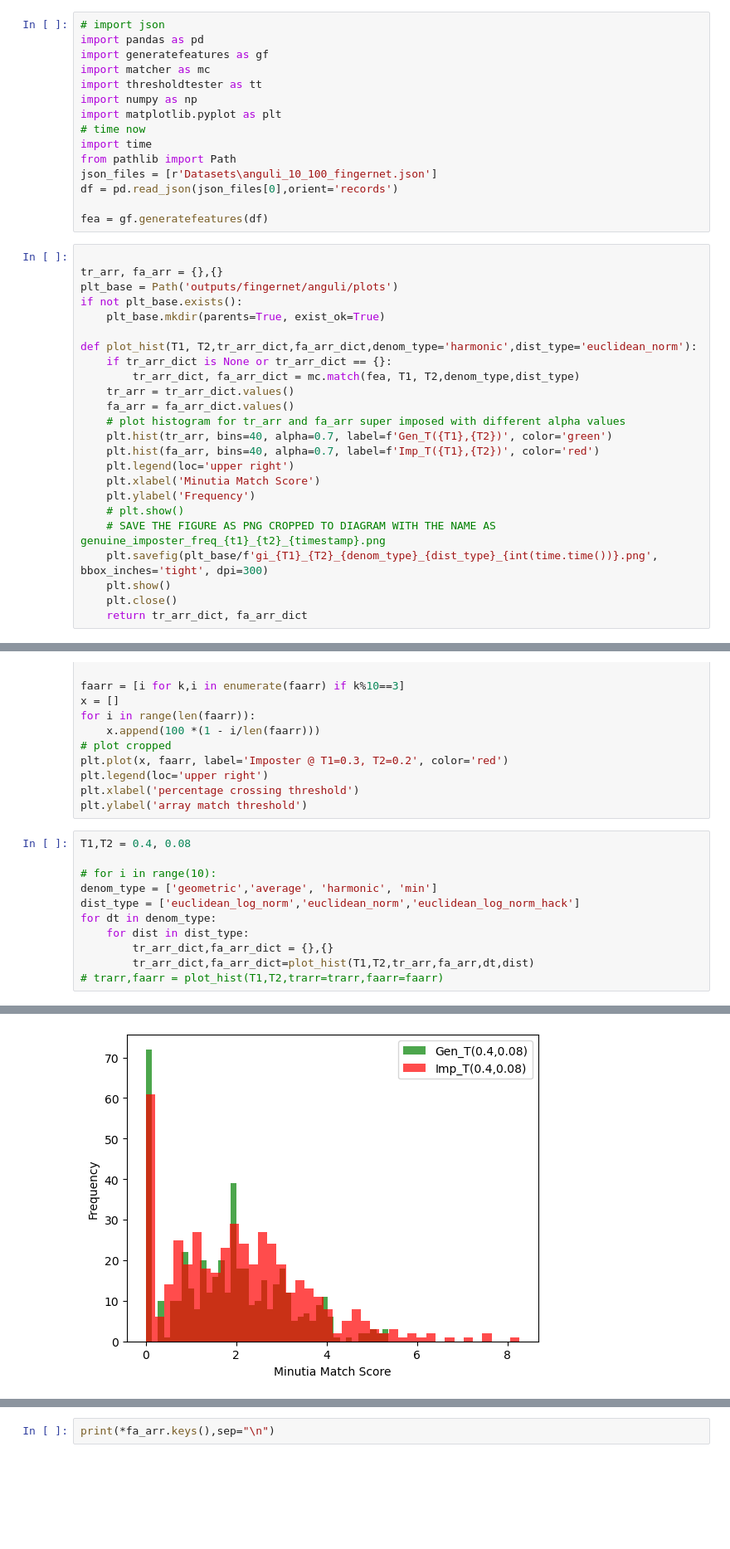
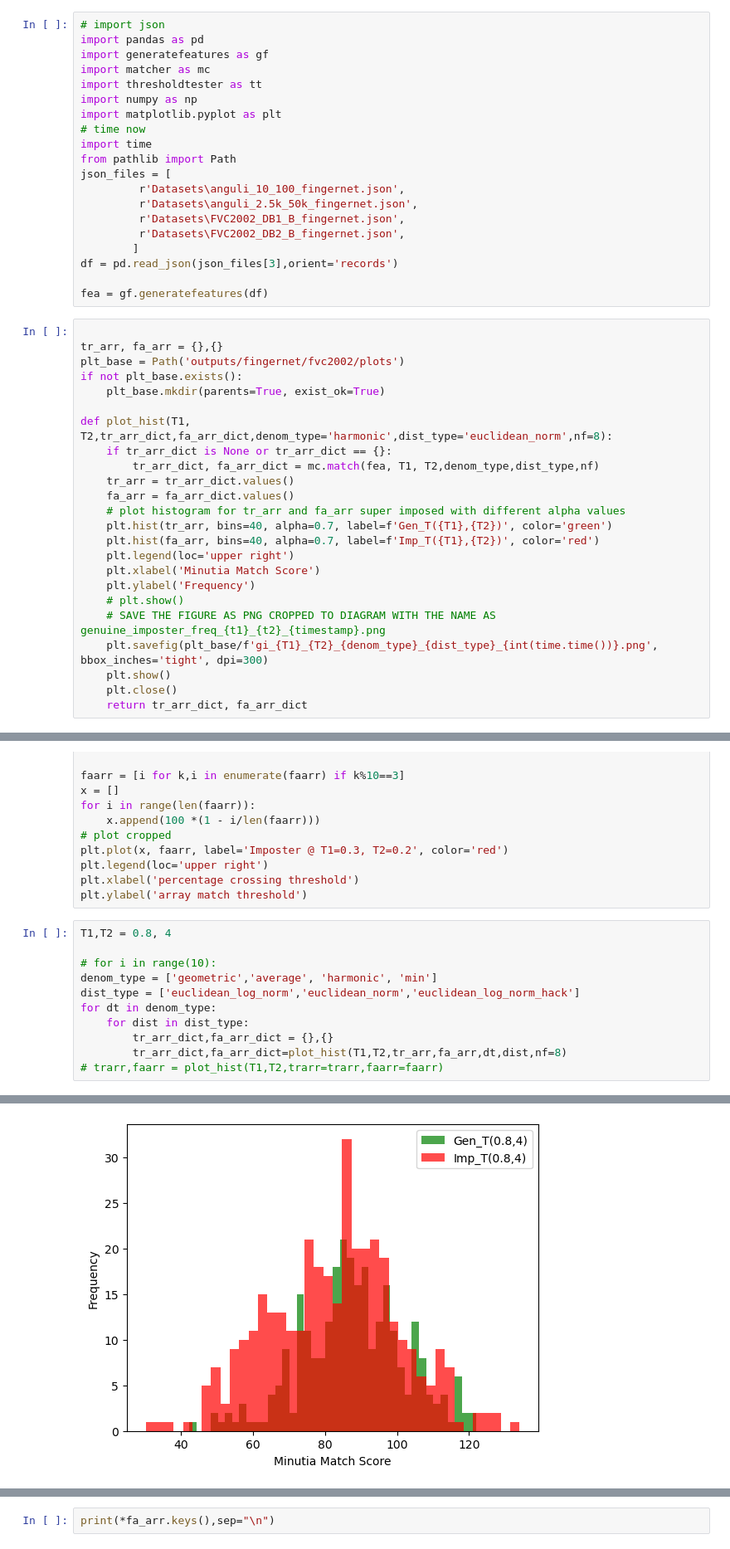
Before and after one commit to nishkalprakash/2024_03_CIPR_NP-Code, a Jupyter notebook: plot.ipynb, the cells around one changed output, grey strips where cells are left out. Shown: that part at 83% size. Cells and saved outputs as stored; diff of their text form; blank space fills up the shorter version.

```diff
--- a/plot.ipynb
+++ b/plot.ipynb
@@ -9,20 +9,25 @@ import matplotlib.pyplot as plt
 # time now
 import time
 from pathlib import Path
-json_files = [r'Datasets\anguli_10_100_fingernet.json']
-df = pd.read_json(json_files[0],orient='records')
+json_files = [
+         r'Datasets\anguli_10_100_fingernet.json',
+         r'Datasets\anguli_2.5k_50k_fingernet.json',
+         r'Datasets\FVC2002_DB1_B_fingernet.json',
+         r'Datasets\FVC2002_DB2_B_fingernet.json',
+        ]
+df = pd.read_json(json_files[3],orient='records')
 
 fea = gf.generatefeatures(df)
 # %%
 
 tr_arr, fa_arr = {},{}
-plt_base = Path('outputs/fingernet/anguli/plots')
+plt_base = Path('outputs/fingernet/fvc2002/plots')
 if not plt_base.exists():
     plt_base.mkdir(parents=True, exist_ok=True)
 
-def plot_hist(T1, T2,tr_arr_dict,fa_arr_dict,denom_type='harmonic',dist_type='euclidean_norm'):
+def plot_hist(T1, T2,tr_arr_dict,fa_arr_dict,denom_type='harmonic',dist_type='euclidean_norm',nf=8):
     if tr_arr_dict is None or tr_arr_dict == {}:
-        tr_arr_dict, fa_arr_dict = mc.match(fea, T1, T2,denom_type,dist_type)
+        tr_arr_dict, fa_arr_dict = mc.match(fea, T1, T2,denom_type,dist_type,nf)
     tr_arr = tr_arr_dict.values()
     fa_arr = fa_arr_dict.values()
     # plot histogram for tr_arr and fa_arr super imposed with different alpha values
@@ -149,7 +154,7 @@ plt.legend(loc='upper right')
 plt.xlabel('percentage crossing threshold')
 plt.ylabel('array match threshold')
 # %%
-T1,T2 = 0.4, 0.08
+T1,T2 = 0.8, 4
 
 # for i in range(10):
 denom_type = ['geometric','average', 'harmonic', 'min']
@@ -157,6 +162,6 @@ dist_type = ['euclidean_log_norm','euclidean_norm','euclidean_log_norm_hack']
 for dt in denom_type:
     for dist in dist_type:
         tr_arr_dict,fa_arr_dict = {},{}
-        tr_arr_dict,fa_arr_dict=plot_hist(T1,T2,tr_arr,fa_arr,dt,dist)
+        tr_arr_dict,fa_arr_dict=plot_hist(T1,T2,tr_arr,fa_arr,dt,dist,nf=8)
 # trarr,faarr = plot_hist(T1,T2,trarr=trarr,faarr=faarr)
 # %% [output]
@@ -166 +171 @@ for dt in denom_type:
-[figure, old version]
+[figure, new version]
```
Also changed, not shown: parts of 4 cells of this notebook, 4 other files.
